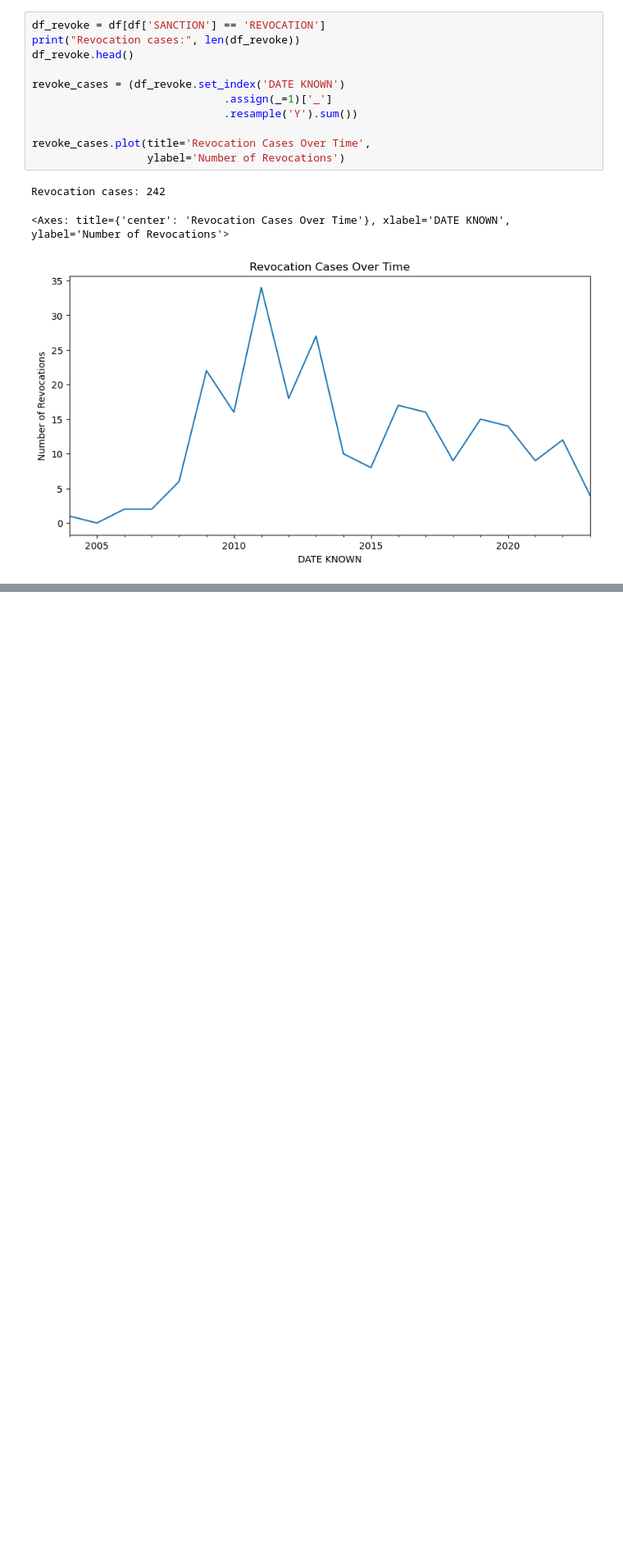
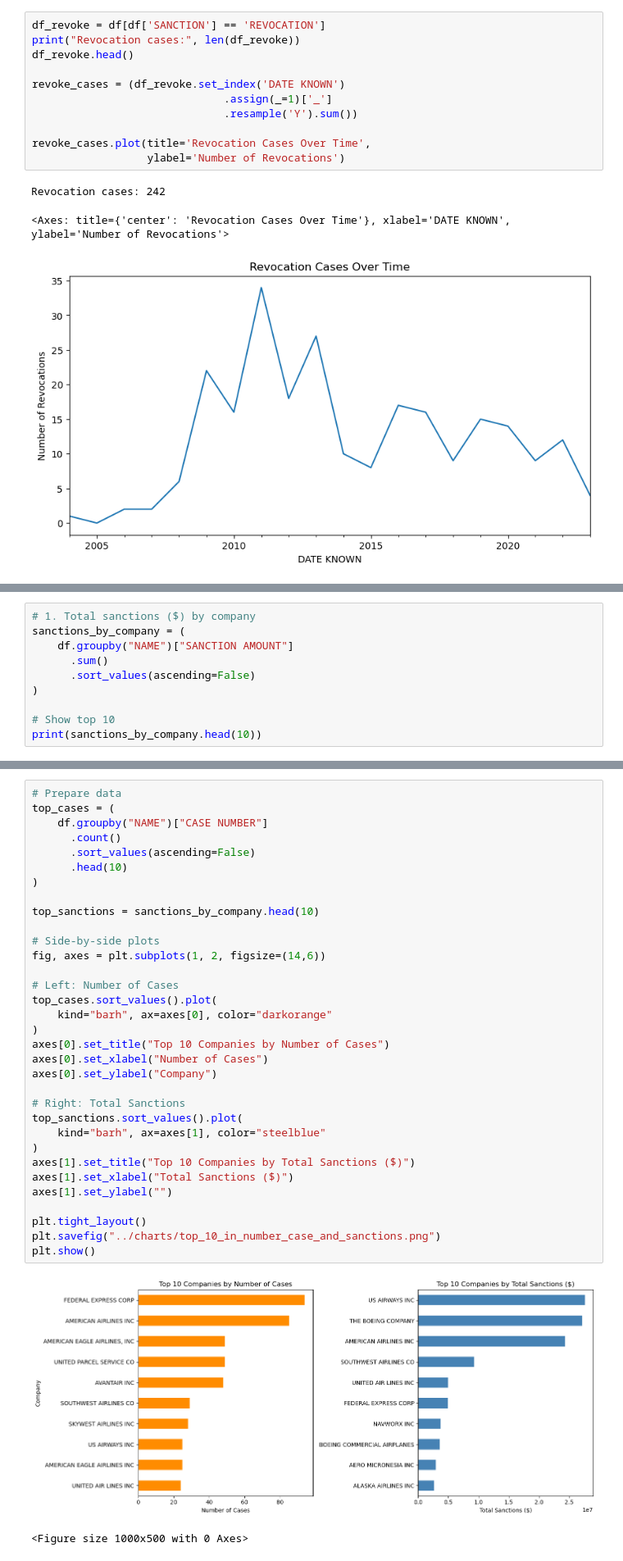
Before and after one commit to dcuongvo/FAA_Enforcement_Monitoring_System, a Jupyter notebook: notebooks/faa_enforcement_trend_analysis.ipynb, the cells around one changed output, grey strips where cells are left out. Shown at 82% size. Drawn from its saved outputs; the diff is of its cells as text; blank space fills up the shorter version.

```diff
--- a/notebooks/faa_enforcement_trend_analysis.ipynb
+++ b/notebooks/faa_enforcement_trend_analysis.ipynb
@@ -121 +127,11 @@ BLACKJACK HELICOPTERS INC          2
 Name: count, dtype: int64
+# %%
+# 1. Total sanctions ($) by company
+sanctions_by_company = (
+    df.groupby("NAME")["SANCTION AMOUNT"]
+      .sum()
+      .sort_values(ascending=False)
+)
+
+# Show top 10
+print(sanctions_by_company.head(10))
@@ -121,0 +151,36 @@ Name: count, dtype: int64
+# %%
+# Prepare data
+top_cases = (
+    df.groupby("NAME")["CASE NUMBER"]
+      .count()
+      .sort_values(ascending=False)
+      .head(10)
+)
+
+top_sanctions = sanctions_by_company.head(10)
+
+# Side-by-side plots
+fig, axes = plt.subplots(1, 2, figsize=(14,6))
+
+# Left: Number of Cases
+top_cases.sort_values().plot(
+    kind="barh", ax=axes[0], color="darkorange"
+)
+axes[0].set_title("Top 10 Companies by Number of Cases")
+axes[0].set_xlabel("Number of Cases")
+axes[0].set_ylabel("Company")
+
+# Right: Total Sanctions
+top_sanctions.sort_values().plot(
+    kind="barh", ax=axes[1], color="steelblue"
+)
+axes[1].set_title("Top 10 Companies by Total Sanctions ($)")
+axes[1].set_xlabel("Total Sanctions ($)")
+axes[1].set_ylabel("")
+
+plt.tight_layout()
+plt.savefig("../charts/top_10_in_number_case_and_sanctions.png")
+plt.show()
+# %% [output]
+[figure, added]
+<Figure size 1000x500 with 0 Axes>
```
Also changed, not shown: parts of 10 cells of this notebook, 4 other files.
